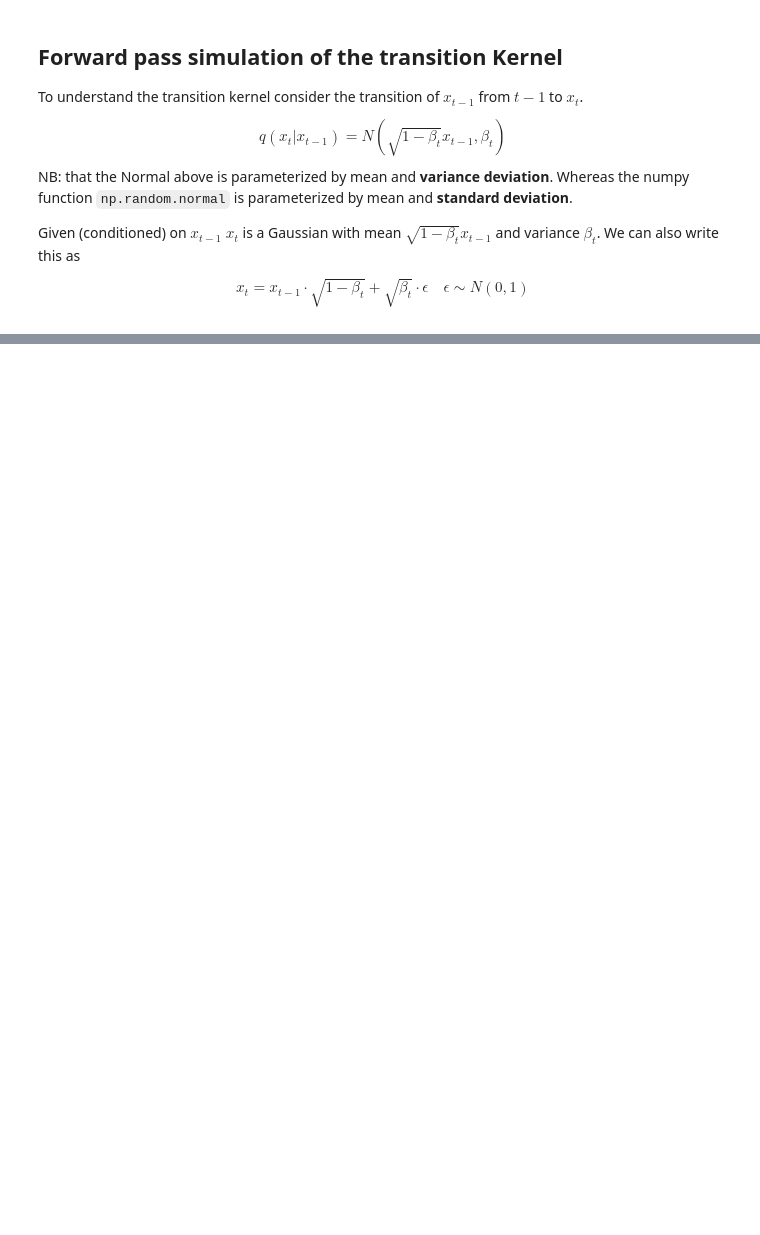
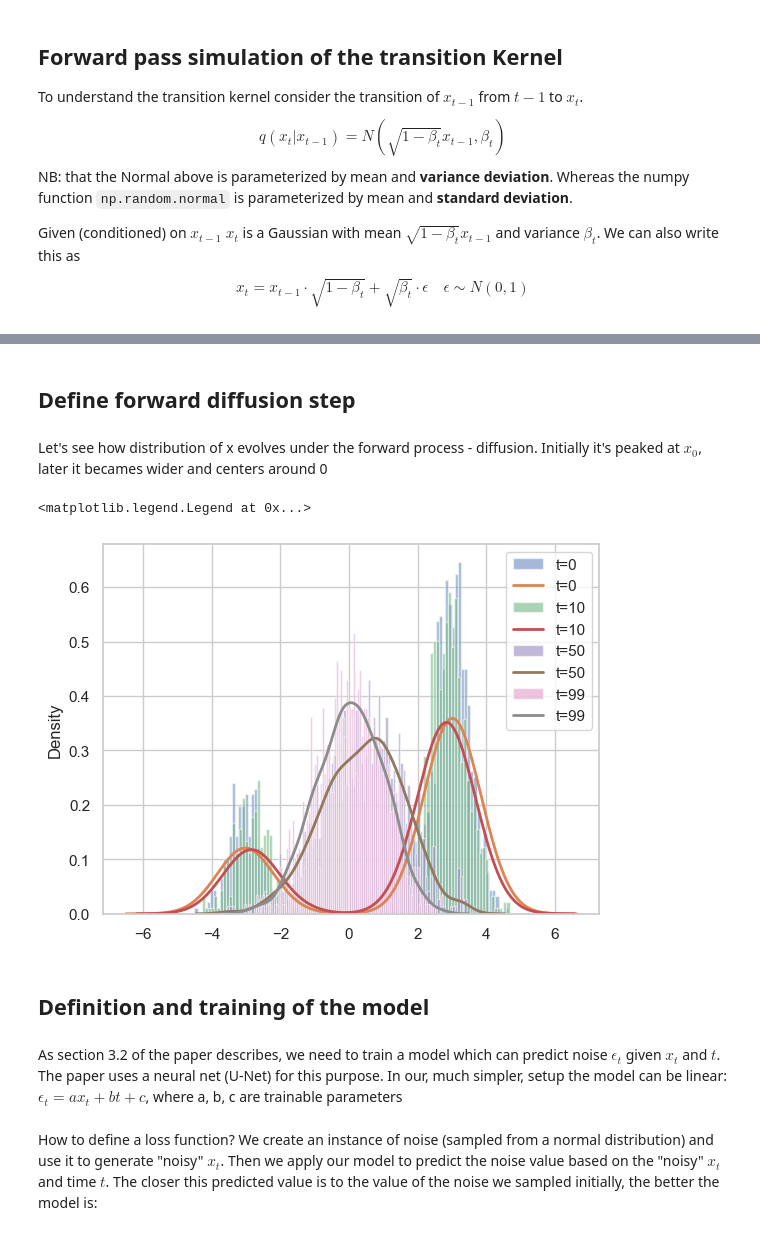
Before and after one commit to ioskn/mldl_htwg, a Jupyter notebook: diffusion/diffusion.ipynb, the cells around one changed output, grey strips where cells are left out. Cells and saved outputs as stored; diff of their text form; code cells hidden in the pictures; blank space fills up the shorter version.

```diff
--- a/diffusion/diffusion.ipynb
+++ b/diffusion/diffusion.ipynb
@@ -143,5 +160,5 @@ We can directly jump to $x_t$ by sampling from $q(x_t|x_0) = N(x_t; \sqrt{\bar{\
 # %%
-t = 3
+t = 1
 
 # Iteratively calculate the marginal distribution
 xt_iter = df[df['t_org'] == t]['xt']
@@ -151,7 +168,7 @@ xt_iter = df[df['t_org'] == t]['xt']
 alpha_t = (1 - beta)**t
 #xt_direct = np.random.normal(xt0 * np.sqrt(alpha_t), np.sqrt(1. - alpha_t), N)
 xt_single_step = xt0 * np.sqrt(alpha_t) +  np.sqrt(1. - alpha_t) * np.random.normal(0, 1, N)
-np.mean(xt_single_step), np.std(xt_single_step),np.mean(xt_iter), np.std(xt)
+
 
 ############## Below is plotting code only ##############
 # Sort the data
@@ -167,4 +184,5 @@ plt.title('QQ plot of x_t calculated in a single step vs iteratively')
 plt.plot([np.min((xt_direct_sorted[0], xt_sorted[0])), np.max((xt_direct_sorted[-1], xt_sorted[-1]))],
          [np.min((xt_direct_sorted[0], xt_sorted[0])), np.max((xt_direct_sorted[-1], xt_sorted[-1]))], 'r-')
 plt.show()
+np.mean(xt_single_step), np.std(xt_single_step),np.mean(xt_iter), np.std(xt_iter)
 # %% [output]
@@ -171,0 +229,25 @@ plt.show()
+# %% [markdown]
+## Define forward diffusion step
+# %% [markdown]
+Let's see how distribution of x evolves under the forward process - diffusion. Initially it's peaked at $x_0$, later it becames wider and centers around 0
+# %%
+def q_sample(x_0, t, noise):
+    """
+    Sample x at time t given the value of x at t=0 and the noise
+    """
+    return sqrt_alphas_cumprod.gather(-1, t) * x_0 + sqrt_one_minus_alphas_cumprod.gather(-1, t) * noise
+
+for t in [0, n_steps // 10, n_steps // 2, n_steps - 1]:
+    noised_x = q_sample(x0, torch.tensor(t), torch.randn(N))
+    plt.hist(noised_x.numpy(), bins=100, alpha=0.5, label=f"t={t}", density=True);
+    #Kernel Density Estimation
+    sns.kdeplot(noised_x.numpy(), label=f"t={t}", linewidth=2)
+plt.legend()
+# %% [output]
+<matplotlib.legend.Legend at 0x...>
+[figure, added]
+# %% [markdown]
+## Definition and training of the model
+# %% [markdown]
+As section 3.2 of the paper describes, we need to train a model which can predict noise $\epsilon_t$ given
+$x_t$ and $t$. The paper uses a neural net (U-Net) for this purpose. In our, much simpler, setup the model can be linear: $\epsilon_t = a x_t + b t + c$, where a, b, c are trainable parameters
@@ -171,0 +280,2 @@ plt.show()
+# %% [markdown]
+How to define a loss function? We create an instance of noise (sampled from a normal distribution) and use it to generate "noisy" $x_t$. Then we apply our model to predict the noise value based on the "noisy" $x_t$ and time $t$. The closer this predicted value is to the value of the noise we sampled initially, the better the model is:
```
Also changed, not shown: parts of 29 cells of this notebook, 5 other files.
